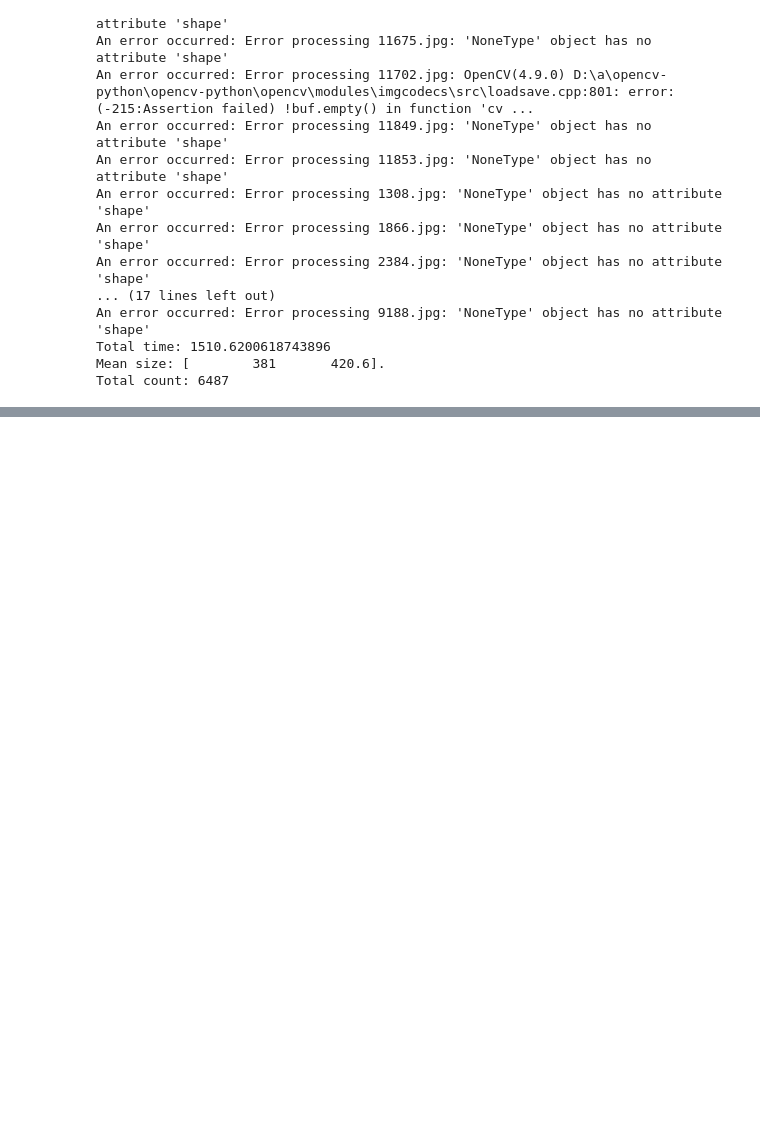
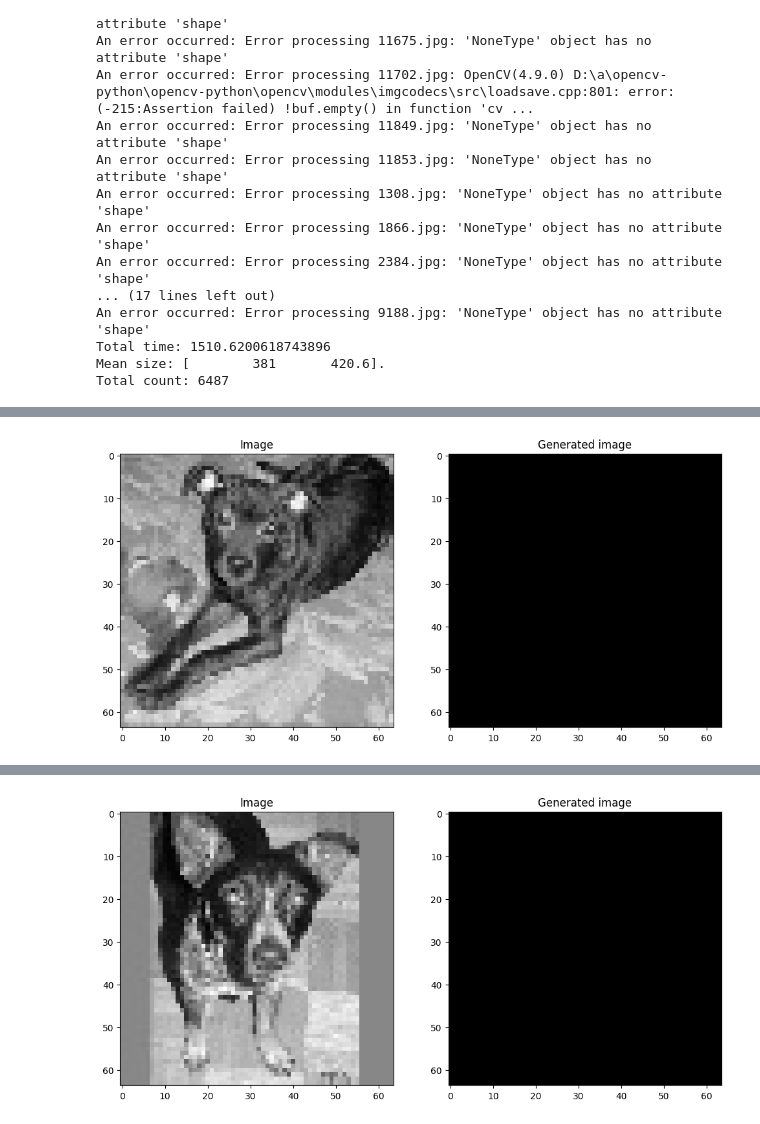
Before and after one commit to grepoz/vae-ug-homework, a Jupyter notebook: vae.ipynb, the cells around one changed output, grey strips where cells are left out. Cells and saved outputs as stored; diff of their text form; code cells hidden in the pictures; blank space fills up the shorter version.

```diff
--- a/vae.ipynb
+++ b/vae.ipynb
@@ -154,0 +216,7 @@ Total count: 6487
+# %%
+# Single decoder block
+def decoder_block(input, skip_conn, num_filters):
+    uconv = Conv2DTranspose(num_filters, (2, 2), strides=2, padding="same")(input)
+    con = concatenate([uconv, skip_conn])
+    out = conv2D_block(con, num_filters)
+    return out
@@ -154,0 +244,6 @@ Total count: 6487
+# %%
+# source: https://colab.research.google.com/drive/12kzkT9E-iPCv2zsgTcag8y2Cm9FNDn0_#scrollTo=78wlGjisb2Cg
+# BUT extended
+optimizer = tf.keras.optimizers.Adam(learning_rate=0.001)
+model = build_model(input_shape=(IMAGE_HEIGHT, IMAGE_WIDTH, 1))
+model.compile(loss='mean_squared_error', optimizer=optimizer, metrics=[RootMeanSquaredError()])
@@ -154,0 +270,2 @@ Total count: 6487
+# %%
+history = model.fit(X_train, X_train, epochs = 20, validation_data = (X_val, X_val))
@@ -154,0 +290,20 @@ Total count: 6487
+# %%
+import matplotlib.pyplot as plt
+
+def compare_images(image, generated_image):
+
+    fig, ax = plt.subplots(1,2, figsize=(12,6))
+
+    ax[0].imshow(image, cmap='gray')
+    ax[0].set_title('Image')
+    ax[1].imshow(generated_image, cmap='gray')
+    ax[1].set_title('Generated image')
+
+    plt.show()
+# %%
+sample_size = 2
+print(X_test.shape)
+sample = np.random.randint(0, X_test.shape[0], sample_size)
+for i in range(sample_size):
+    compare_images(X_test[sample[i]], model.predict(np.expand_dims(X_test[sample[i]], 0))[0])
+# %% [output]
@@ -154,0 +312 @@ Total count: 6487
+[figure, added]
@@ -154,0 +314 @@ Total count: 6487
+[figure, added]
```
Also changed, not shown: parts of 14 cells of this notebook.
